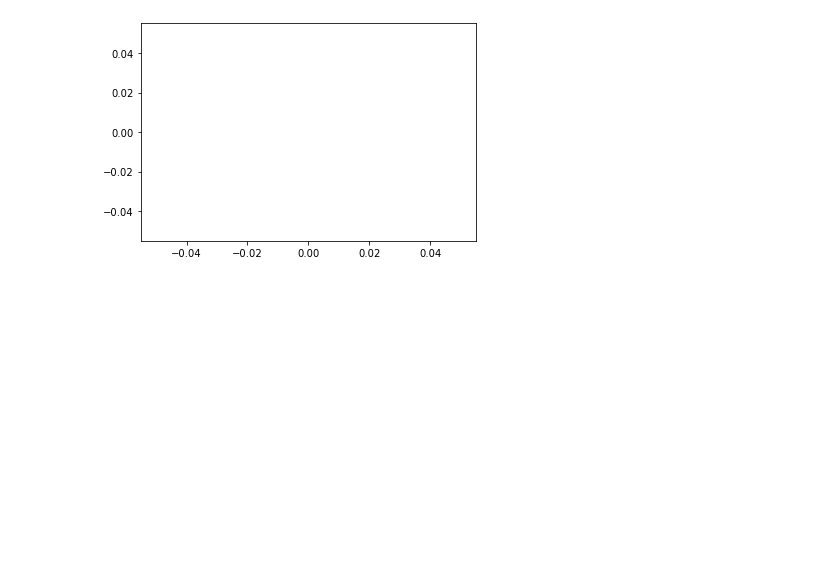
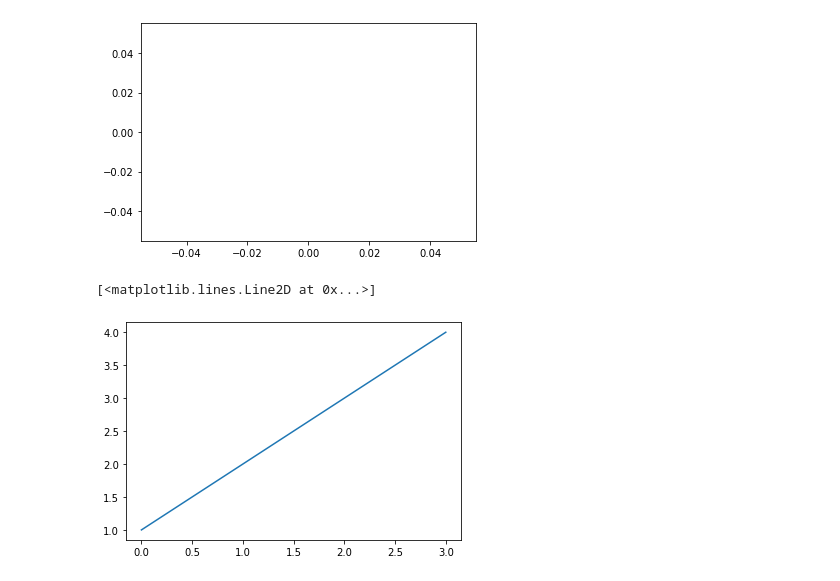
Before and after one commit to GKPSingh/M2D12, a Jupyter notebook: Matplotlib.ipynb, the cells around one changed output. Drawn from its saved outputs; the diff is of its cells as text; code cells hidden in the pictures; blank space fills up the shorter version.

Commit message:
Learn Matplotlib

```diff
--- a/Matplotlib.ipynb
+++ b/Matplotlib.ipynb
@@ -31,4 +31,7 @@ plt.show
 <function matplotlib.pyplot.show(close=None, block=None)>
 [figure]
 # %%
-plt.plot([])
+plt.plot([1,2,3,4])
+# %% [output]
+[<matplotlib.lines.Line2D at 0x...>]
+[figure, added]
```
Also changed, not shown: parts of 5 cells of this notebook.
